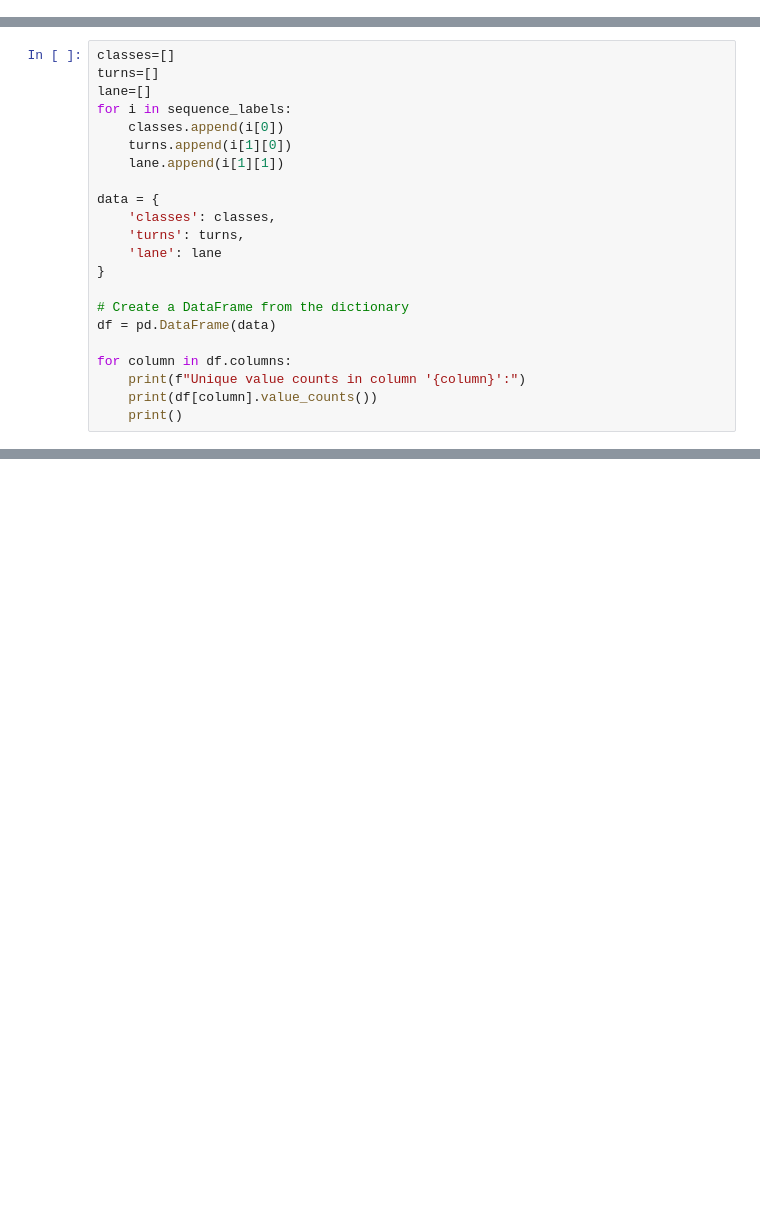
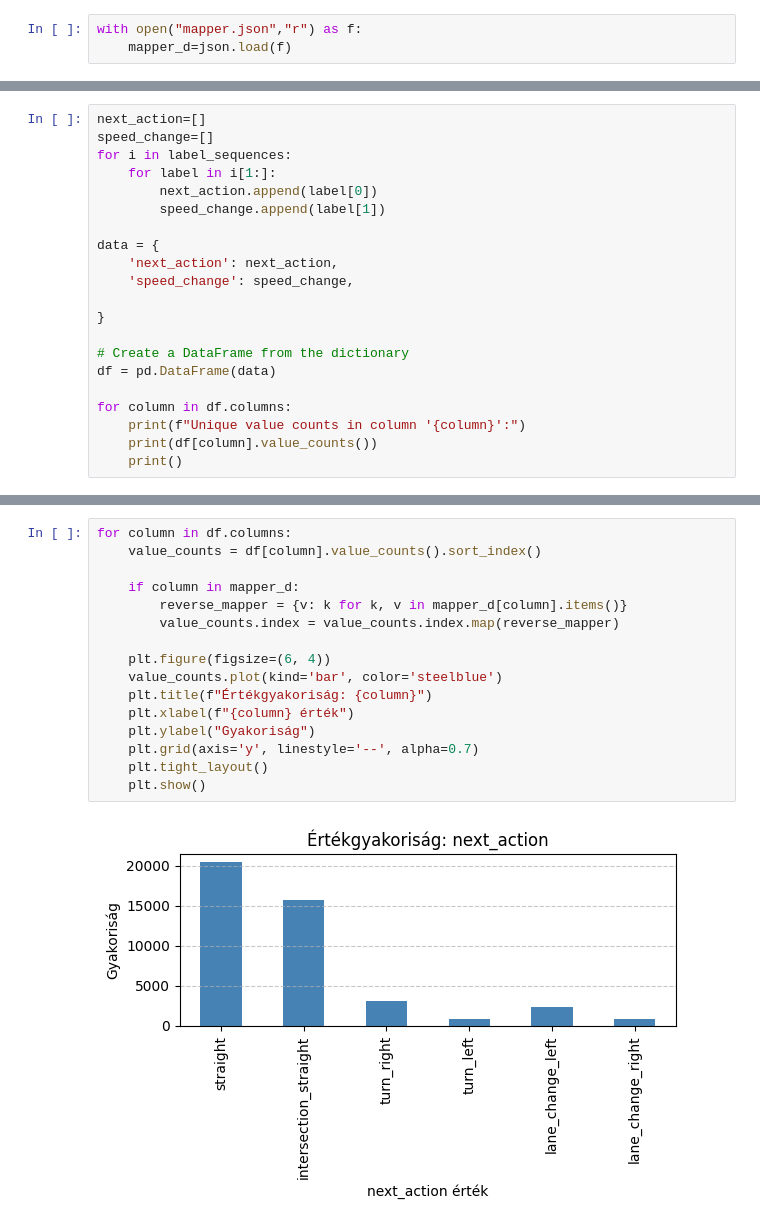
Before and after one commit to SolteszArmin/OE_Szakdolgozat, a Jupyter notebook: src/models/neural_networks/working/label_megjelenites.ipynb, the cells around one changed output, grey strips where cells are left out. Saved outputs shown, nothing was run; the diff lists cells and outputs as text; blank space fills up the shorter version.

```diff
--- a/src/models/neural_networks/working/label_megjelenites.ipynb
+++ b/src/models/neural_networks/working/label_megjelenites.ipynb
@@ -25,0 +26,3 @@ WORKING DIRECTORY::::f:\OE_Szakdoga\OE_Szakdolgozat\src\models\neural_networks\w
+# %%
+with open("mapper.json","r") as f:
+    mapper_d=json.load(f)
@@ -26,16 +45,15 @@ WORKING DIRECTORY::::f:\OE_Szakdoga\OE_Szakdolgozat\src\models\neural_networks\w
 # %%
-classes=[]
-turns=[]
-lane=[]
-for i in sequence_labels:
-    classes.append(i[0])
-    turns.append(i[1][0])
-    lane.append(i[1][1])
+next_action=[]
+speed_change=[]
+for i in label_sequences:
+    for label in i[1:]:
+        next_action.append(label[0])
+        speed_change.append(label[1])
 
 data = {
-    'classes': classes,
-    'turns': turns,
-    'lane': lane
+    'next_action': next_action,
+    'speed_change': speed_change,
+
 }
 
 # Create a DataFrame from the dictionary
@@ -422,0 +88,18 @@ model()
+# %%
+for column in df.columns:
+    value_counts = df[column].value_counts().sort_index()
+
+    if column in mapper_d:
+        reverse_mapper = {v: k for k, v in mapper_d[column].items()}
+        value_counts.index = value_counts.index.map(reverse_mapper)
+
+    plt.figure(figsize=(6, 4))
+    value_counts.plot(kind='bar', color='steelblue')
+    plt.title(f"Értékgyakoriság: {column}")
+    plt.xlabel(f"{column} érték")
+    plt.ylabel("Gyakoriság")
+    plt.grid(axis='y', linestyle='--', alpha=0.7)
+    plt.tight_layout()
+    plt.show()
+# %% [output]
+[figure, added]
```
Also changed, not shown: parts of 22 cells of this notebook.
